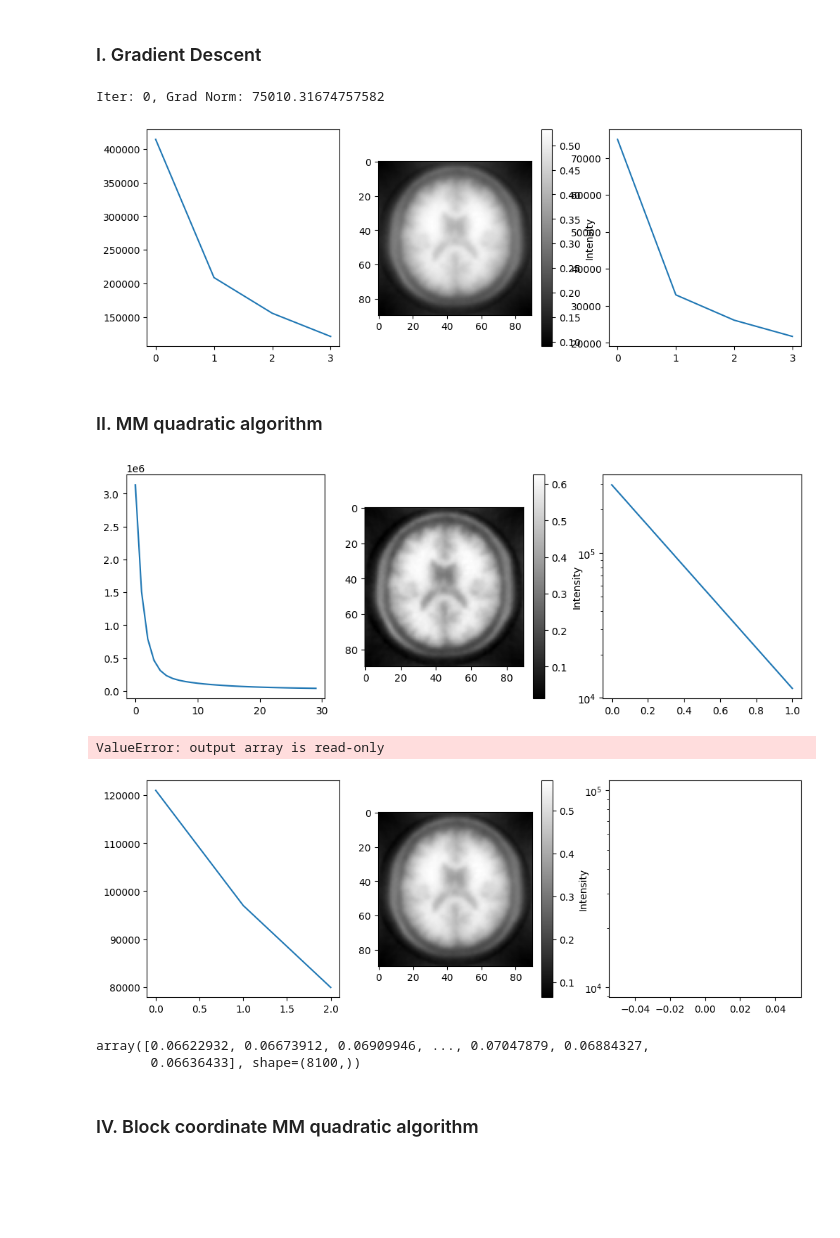
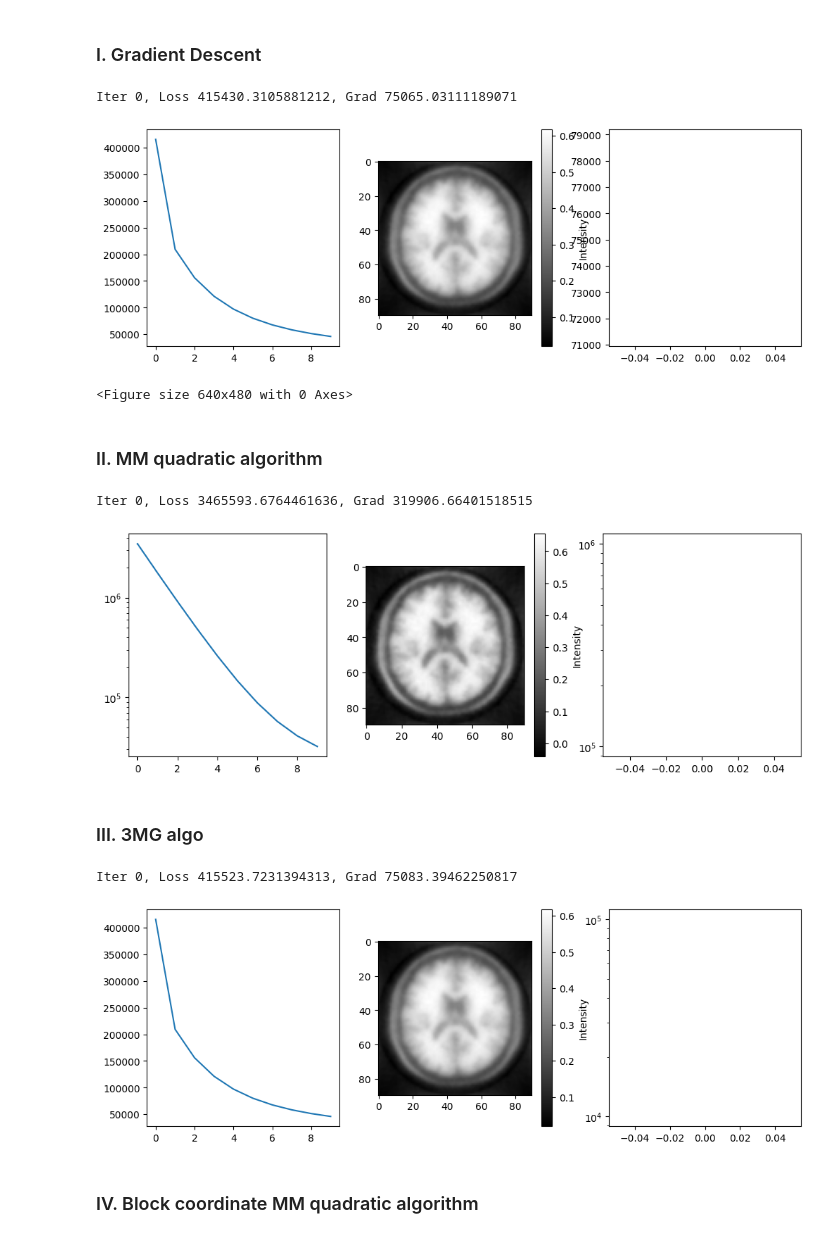
Before and after one commit to matthieuneau/optimization-lab, a Jupyter notebook: LSD_TP2_Theobald_Neau.ipynb, the cells around one changed output. Cells and saved outputs as stored; diff of their text form; code cells hidden in the pictures; blank space fills up the shorter version.

```diff
--- a/LSD_TP2_Theobald_Neau.ipynb
+++ b/LSD_TP2_Theobald_Neau.ipynb
@@ -98,24 +102,24 @@ L = scipy.sparse.linalg.svds(H, k=1, return_singular_vectors=False)[0]**2 + (lam
 ### I. Gradient Descent
 # %%
 def grad_desc(x0: np.ndarray, eta: float, lambda_: float, delta: float, max_iter: int):
-    x_gd = x0
+    x = x0.copy()
     loss_history = []
     grad_norm_history = []
     x_history = []
-    n_iter = 0
     for i in tqdm(range(max_iter)):
-    # while np.linalg.norm(grad_f(x_gd, H, G, y)) > 1 * np.sqrt(N):
-        x_gd = x_gd - eta*grad_f(x_gd, H, G, y)
-        loss_history.append(f(x_gd, H, G, y))
-        x_history.append(x_gd)
-        grad_norm_history.append(np.linalg.norm(grad_f(x_gd, H, G, y)))
-        # n_iter += 1
-        if i%10 == 0:
-            print(f'Iter: {n_iter}, Grad Norm: {grad_norm_history[-1]}')
-    return x_gd, loss_history, x_history, grad_norm_history
+        x = x - eta*grad_f(x, H, G, y)
+        loss_history.append(f(x, H, G, y))
+        x_history.append(x)
+        if i%100 == 0:
+            grad_norm_history.append(np.linalg.norm(grad_f(x, H, G, y)))
+            print(f'Iter {i}, Loss {loss_history[-1]}, Grad {grad_norm_history[-1]}')
+            if grad_norm_history[-1] < np.sqrt(N)*1e-2:
+                print("Gradient descent converged after {} iterations".format(i))
+                break
+    return x, loss_history, x_history, grad_norm_history
 
 eta = 1/L
-max_iter = 4
+max_iter = 10
 x_gd, loss_history_gd, x_history_gd, grad_norm_history_gd = grad_desc(x0, eta, lambda_, delta, max_iter)
 
 fig, axs = plt.subplots(1, 3, figsize=(12, 4))
@@ -123,10 +127,12 @@ axs[0].plot(loss_history_gd)
 fig.colorbar(axs[1].imshow(x_gd.reshape((90,90), order='F'), cmap='gray'), ax=axs[1], label='Intensity')
 axs[2].plot(grad_norm_history_gd)
 plt.show()
+plt.savefig('results/grad_desc.png')
 plt.close(fig)
 # %% [output]
-Iter: 0, Grad Norm: 75010.31674757582
+Iter 0, Loss 415430.3105881212, Grad 75065.03111189071
-[figure, old version]
+[figure, new version]
+<Figure size 640x480 with 0 Axes>
 # %% [markdown]
 ### II. MM quadratic algorithm
 # %%
@@ -153,9 +159,7 @@ def mm_algorithm(x0: np.ndarray, theta: float, max_iter: int): #theta cst over t
     loss_history = []
     x_history = []
     grad_norm_history = []
-    n_iter = 0
     for i in tqdm(range(max_iter)):
-    # while np.linalg.norm(grad_f(x, H, G, y)) > 1 * np.sqrt(N):
         grad_mm = grad_f(x, H, G, y)
         A_mm = A(x)
         v, info = bicg(A_mm, grad_mm)
@@ -165,24 +169,31 @@ def mm_algorithm(x0: np.ndarray, theta: float, max_iter: int): #theta cst over t
         x = x - theta*v
         x_history.append(x)
         loss_history.append(f(x, H, G, y))
-        # n_iter += 1
-        if i%20 == 0:
+        if i%50 == 0:
             grad_norm_history.append(np.linalg.norm(grad_f(x, H, G, y)))
+            print(f'Iter {i}, Loss {loss_history[-1]}, Grad {grad_norm_history[-1]}')
+            if grad_norm_history[-1] < np.sqrt(N)*1e-2:
+                print("MM algorithm converged after {} iterations".format(i))
+                break
     return x, loss_history, x_history, grad_norm_history
 # %%
-theta = 0.4
-max_iter = 30
+theta = 2
+max_iter = 10
 x_mm, loss_history_mm, x_history_mm, grad_norm_history_mm = mm_algorithm(x0, theta, max_iter)
 
 fig, axs = plt.subplots(1, 3, figsize=(12, 4))
 axs[0].plot(loss_history_mm)
+axs[0].set_yscale('log')
 fig.colorbar(axs[1].imshow(x_mm.reshape((90,90), order='F'), cmap='gray'), ax=axs[1], label='Intensity')
 axs[2].plot(grad_norm_history_mm)
 axs[2].set_yscale('log')
 plt.show()
 plt.close(fig)
 # %% [output]
+Iter 0, Loss 3465593.6764461636, Grad 319906.66401518515
-[figure, old version]
+[figure, new version]
+# %% [markdown]
+### III. 3MG algo
 # %%
 def mg_algo(x0: np.ndarray, max_iter: int) -> np.ndarray:
     x = x0.copy()
@@ -203,14 +218,6 @@ def mg_algo(x0: np.ndarray, max_iter: int) -> np.ndarray:
     return x, loss_history, x_history, grad_norm_history
-# %%
-x0 = np.zeros(N)
-x0.flags.writeable = False
-max_iter = 3
-x_3mg, loss_history_3mg, x_history_3mg, grad_norm_history_3mg = mg_algo(x0, max_iter)
-x0
-# %% [output]
-ValueError: output array is read-only
 # %%
-max_iter = 3
+max_iter = 10
 x_3mg, loss_history_3mg, x_history_3mg, grad_norm_history_3mg = mg_algo(x0, max_iter)
 
 fig, axs = plt.subplots(1, 3, figsize=(12, 4))
@@ -221,12 +228,8 @@ axs[2].set_yscale('log')
 plt.show()
 plt.close(fig)
 # %% [output]
+Iter 0, Loss 415523.7231394313, Grad 75083.39462250817
-[figure, old version]
+[figure, new version]
-# %%
-x0
-# %% [output]
-array([0.06622932, 0.06673912, 0.06909946, ..., 0.07047879, 0.06884327,
-       0.06636433], shape=(8100,))
 # %% [markdown]
 ### IV. Block coordinate MM quadratic algorithm
 # %%
```
Also changed, not shown: parts of 10 cells of this notebook, 1 other file.
